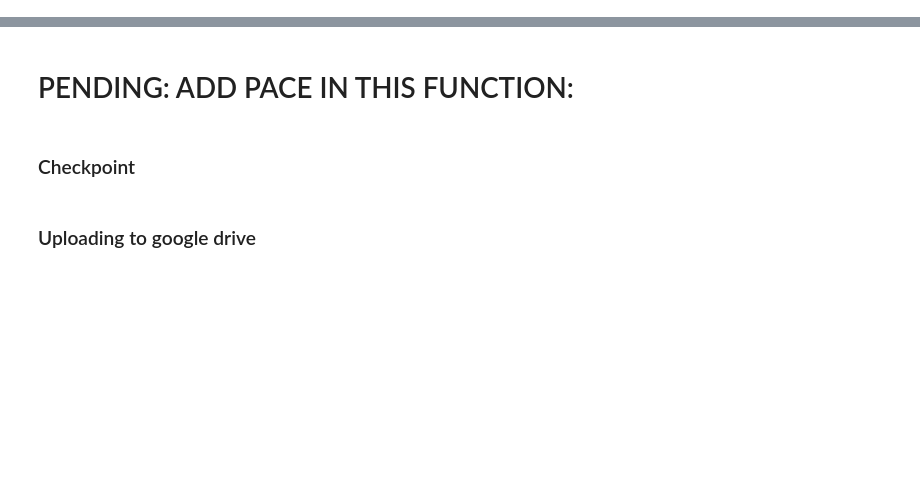
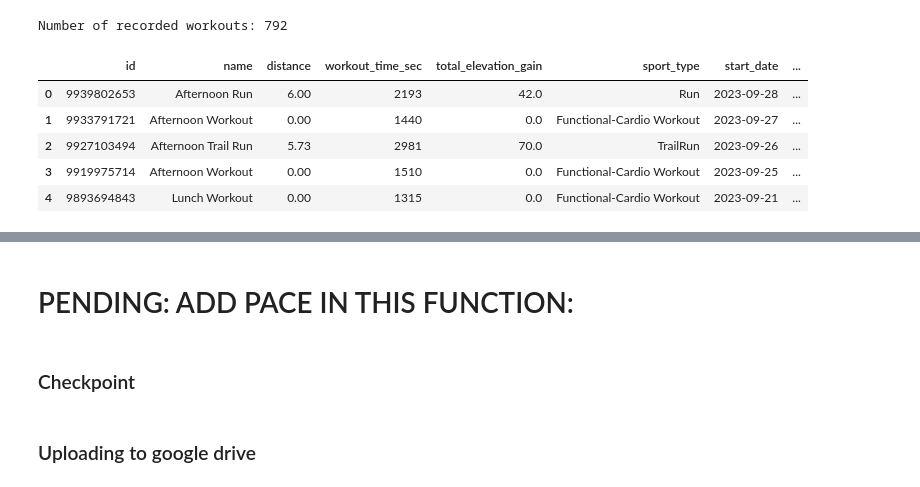
Before and after one commit to ManuelElizaldi/PyStrava, a Jupyter notebook: PyStrava_Notebook.ipynb, the cells around one changed output, grey strips where cells are left out. Cells and saved outputs as stored; diff of their text form; code cells hidden in the pictures; blank space fills up the shorter version.

```diff
--- a/PyStrava_Notebook.ipynb
+++ b/PyStrava_Notebook.ipynb
@@ -174,27 +237,35 @@ general_table.head()
 # %%
 # Cleaning dataframe and converting units
 # Aprox calories burned during workout calculation
 # Formual -> CB = T * (0.6309*H + 0.1988*W + 0.2017*A - 55.0969) / 4.184
 # CB ->  is the number of calories burned
 # T ->  is the duration of exercise in minutes
 # H ->  is your average heart rate in beats per minute
 # W -> is your weight in kilograms = 80
 # A -> is your age in years
 general_table['aprox_calories_burned'] = round((general_table['workout_time_sec']/60) * ((0.6309*general_table['average_heartrate']) + (0.1988*80) + (0.2017*26 - 55.0969)) / 4.184,0)
 
 # from meters to kilometers
-general_table[['distance']] = round(general_table['distance']/1000,2)
+general_table['distance'] = round(general_table['distance']/1000,2)
 
 # from seconds to minutes
 general_table['workout_time_min'] = round(general_table['workout_time_sec']/60,2)
 
 # Fix start_date column into the correct format
-general_table[["start_date"]] = pd.to_datetime(general_table['start_date']).dt.date
+general_table["start_date"] = pd.to_datetime(general_table['start_date']).dt.date
 
 # Changing name of workout type => Workout
 general_table['sport_type'] = general_table['sport_type'].replace({'Workout':'Functional-Cardio Workout'})
 
 # Preview
 print('Number of recorded workouts:',len(general_table))
 general_table.head()
+# %% [output]
+Number of recorded workouts: 792
+|  | id | name | distance | workout_time_sec | total_elevation_gain | sport_type | start_date | ... |
+| 0 | 9939802653 | Afternoon Run | 6.00 | 2193 | 42.0 | Run | 2023-09-28 | ... |
+| 1 | 9933791721 | Afternoon Workout | 0.00 | 1440 | 0.0 | Functional-Cardio Workout | 2023-09-27 | ... |
+| 2 | 9927103494 | Afternoon Trail Run | 5.73 | 2981 | 70.0 | TrailRun | 2023-09-26 | ... |
+| 3 | 9919975714 | Afternoon Workout | 0.00 | 1510 | 0.0 | Functional-Cardio Workout | 2023-09-25 | ... |
+| 4 | 9893694843 | Lunch Workout | 0.00 | 1315 | 0.0 | Functional-Cardio Workout | 2023-09-21 | ... |
 # %%
```
Also changed, not shown: parts of 15 cells of this notebook, 3 other files.
